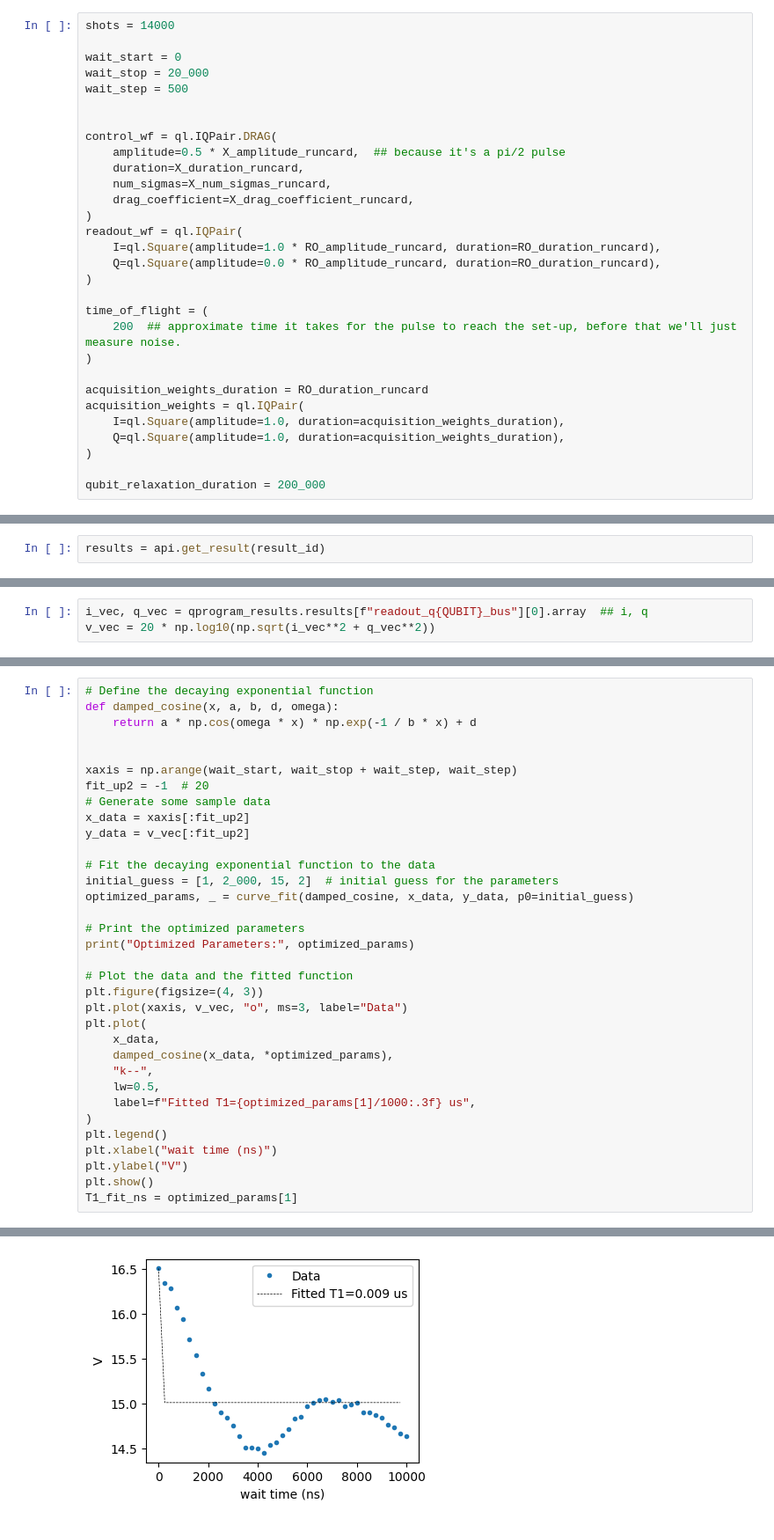
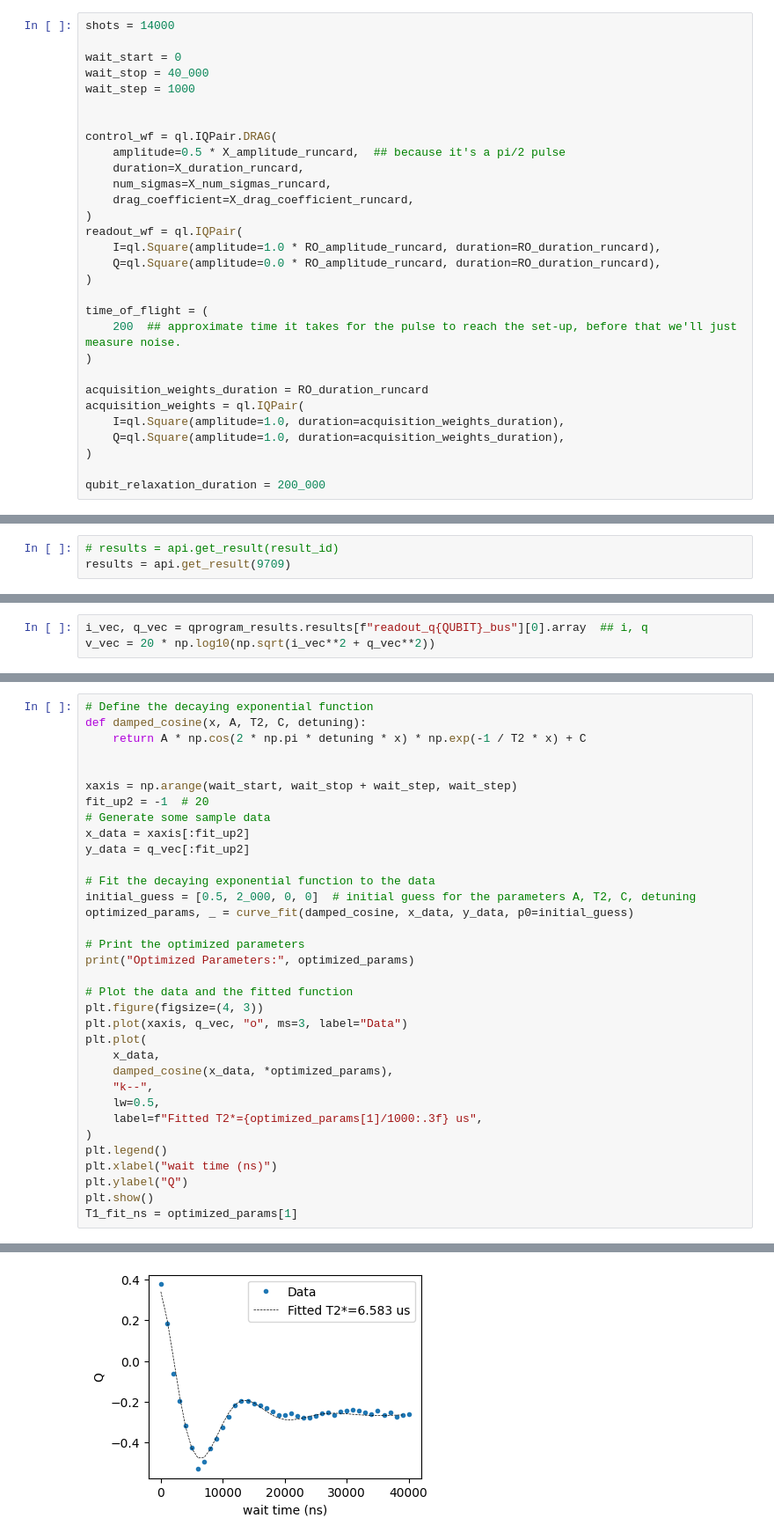
Before and after one commit to qilimanjaro-tech/qiboconnection-portfolio, a Jupyter notebook: benchmarks/coherence_times/t2.ipynb, the cells around one changed output, grey strips where cells are left out. Shown at 88% size. Cells and saved outputs as stored; diff of their text form.

```diff
--- a/benchmarks/coherence_times/t2.ipynb
+++ b/benchmarks/coherence_times/t2.ipynb
@@ -63,8 +62,8 @@ RO params:
 shots = 14000
 
 wait_start = 0
-wait_stop = 20_000
-wait_step = 500
+wait_stop = 40_000
+wait_step = 1000
 
 
 control_wf = ql.IQPair.DRAG(
@@ -127,3 +120,4 @@ print(result_id)
 # %%
-results = api.get_result(result_id)
+# results = api.get_result(result_id)
+results = api.get_result(9709)
 # %% [output]
@@ -154,17 +143,17 @@ for i, ax in enumerate(axes):
 # %%
 # Define the decaying exponential function
-def damped_cosine(x, a, b, d, omega):
-    return a * np.cos(omega * x) * np.exp(-1 / b * x) + d
+def damped_cosine(x, A, T2, C, detuning):
+    return A * np.cos(2 * np.pi * detuning * x) * np.exp(-1 / T2 * x) + C
 
 
 xaxis = np.arange(wait_start, wait_stop + wait_step, wait_step)
 fit_up2 = -1  # 20
 # Generate some sample data
 x_data = xaxis[:fit_up2]
-y_data = v_vec[:fit_up2]
+y_data = q_vec[:fit_up2]
 
 # Fit the decaying exponential function to the data
-initial_guess = [1, 2_000, 15, 2]  # initial guess for the parameters
+initial_guess = [0.5, 2_000, 0, 0]  # initial guess for the parameters A, T2, C, detuning
 optimized_params, _ = curve_fit(damped_cosine, x_data, y_data, p0=initial_guess)
 
 # Print the optimized parameters
@@ -172,17 +161,17 @@ print("Optimized Parameters:", optimized_params)
 
 # Plot the data and the fitted function
 plt.figure(figsize=(4, 3))
-plt.plot(xaxis, v_vec, "o", ms=3, label="Data")
+plt.plot(xaxis, q_vec, "o", ms=3, label="Data")
 plt.plot(
     x_data,
     damped_cosine(x_data, *optimized_params),
     "k--",
     lw=0.5,
-    label=f"Fitted T1={optimized_params[1]/1000:.3f} us",
+    label=f"Fitted T2*={optimized_params[1]/1000:.3f} us",
 )
 plt.legend()
 plt.xlabel("wait time (ns)")
-plt.ylabel("V")
+plt.ylabel("Q")
 plt.show()
 T1_fit_ns = optimized_params[1]
 # %% [output]
@@ -190 +179 @@ Optimized Parameters: [ 1.49621197  9.02911518 15.01321502  2.00000862]
-[figure, old version]
+[figure, new version]
```
Also changed, not shown: parts of 9 cells of this notebook.
